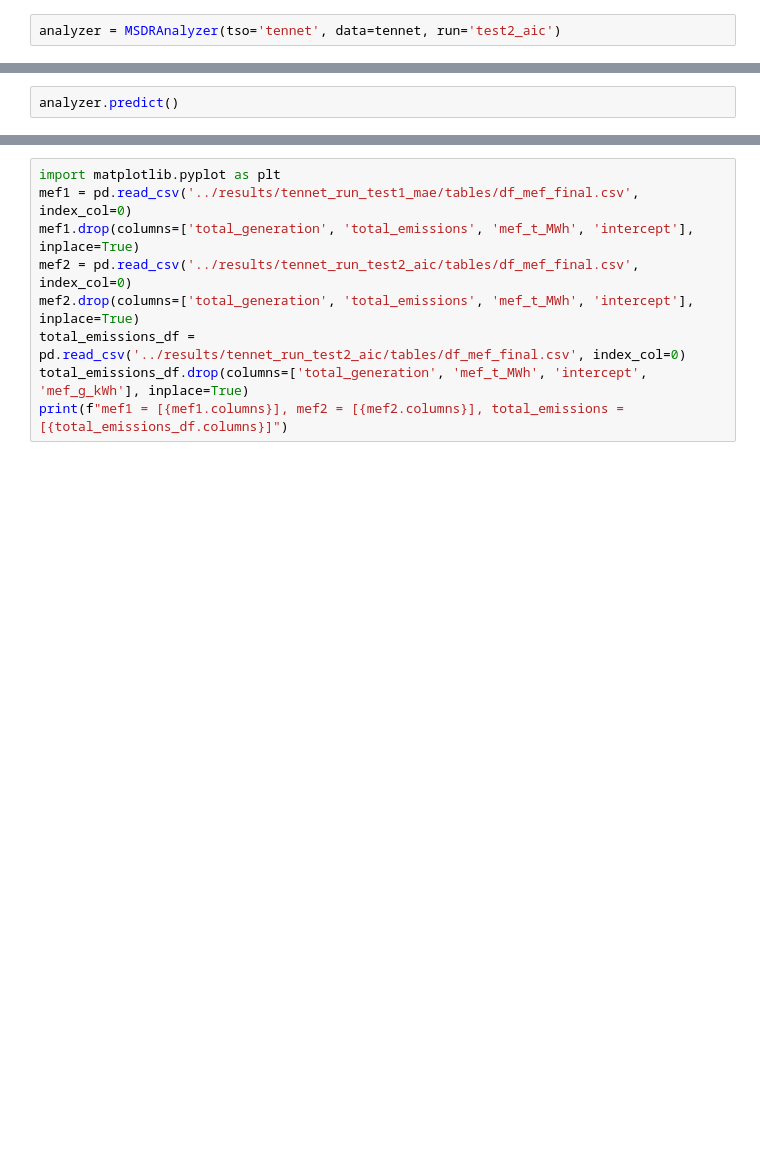
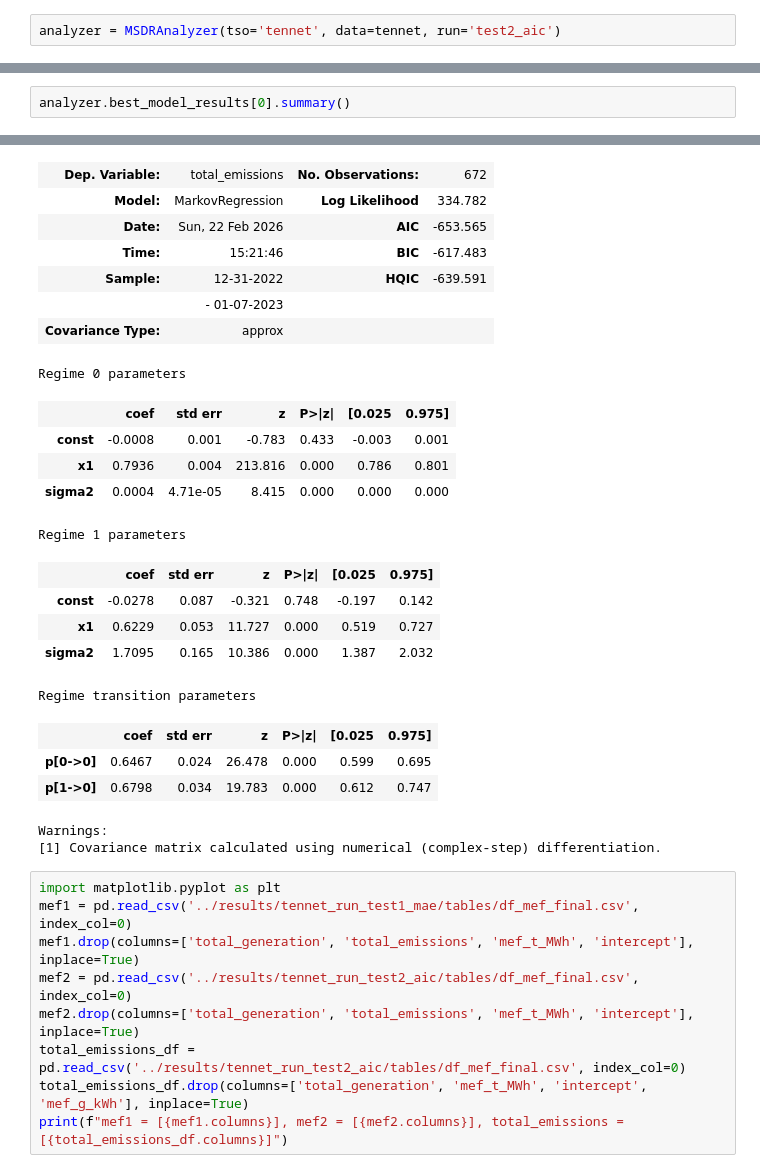
Before and after one commit to AK960/marginal-emissions-germany, a Jupyter notebook: notebooks/msdr_test.ipynb, the cells around one changed output, grey strips where cells are left out. Cells and saved outputs as stored; diff of their text form; blank space fills up the shorter version.

```diff
--- a/notebooks/msdr_test.ipynb
+++ b/notebooks/msdr_test.ipynb
@@ -95,5 +107,5 @@ analyzer.merge_mef().dropna()
 | 2023-01-08 01:00:00+00:00 | 309.25 | 412.28 | 0.699135 | 699.134776 | -0.308763 |
 | 2023-01-08 01:15:00+00:00 | 309.50 | 412.68 | 0.888891 | 888.891353 | 0.011176 |
 # %%
-analyzer.predict()
+analyzer.best_model_results[0].summary()
 # %% [output]
@@ -104,3 +113,26 @@ analyzer.predict()
+| Dep. Variable: | total_emissions | No. Observations: | 672 |
+| Model: | MarkovRegression | Log Likelihood | 334.782 |
+| Date: | Sun, 22 Feb 2026 | AIC | -653.565 |
+| Time: | 15:21:46 | BIC | -617.483 |
+| Sample: | 12-31-2022 | HQIC | -639.591 |
+|  | - 01-07-2023 |  |  |
+| Covariance Type: | approx |  |  |
+Regime 0 parameters
+|  | coef | std err | z | P>|z| | [0.025 | 0.975] |
+| const | -0.0008 | 0.001 | -0.783 | 0.433 | -0.003 | 0.001 |
+| x1 | 0.7936 | 0.004 | 213.816 | 0.000 | 0.786 | 0.801 |
+| sigma2 | 0.0004 | 4.71e-05 | 8.415 | 0.000 | 0.000 | 0.000 |
+Regime 1 parameters
+|  | coef | std err | z | P>|z| | [0.025 | 0.975] |
+| const | -0.0278 | 0.087 | -0.321 | 0.748 | -0.197 | 0.142 |
+| x1 | 0.6229 | 0.053 | 11.727 | 0.000 | 0.519 | 0.727 |
+| sigma2 | 1.7095 | 0.165 | 10.386 | 0.000 | 1.387 | 2.032 |
+Regime transition parameters
+|  | coef | std err | z | P>|z| | [0.025 | 0.975] |
+| p[0->0] | 0.6467 | 0.024 | 26.478 | 0.000 | 0.599 | 0.695 |
+| p[1->0] | 0.6798 | 0.034 | 19.783 | 0.000 | 0.612 | 0.747 |
+Warnings:
+[1] Covariance matrix calculated using numerical (complex-step) differentiation.
 # %%
 import matplotlib.pyplot as plt
 mef1 = pd.read_csv('../results/tennet_run_test1_mae/tables/df_mef_final.csv', index_col=0)
```
Also changed, not shown: parts of 12 cells of this notebook, 5 other files.
